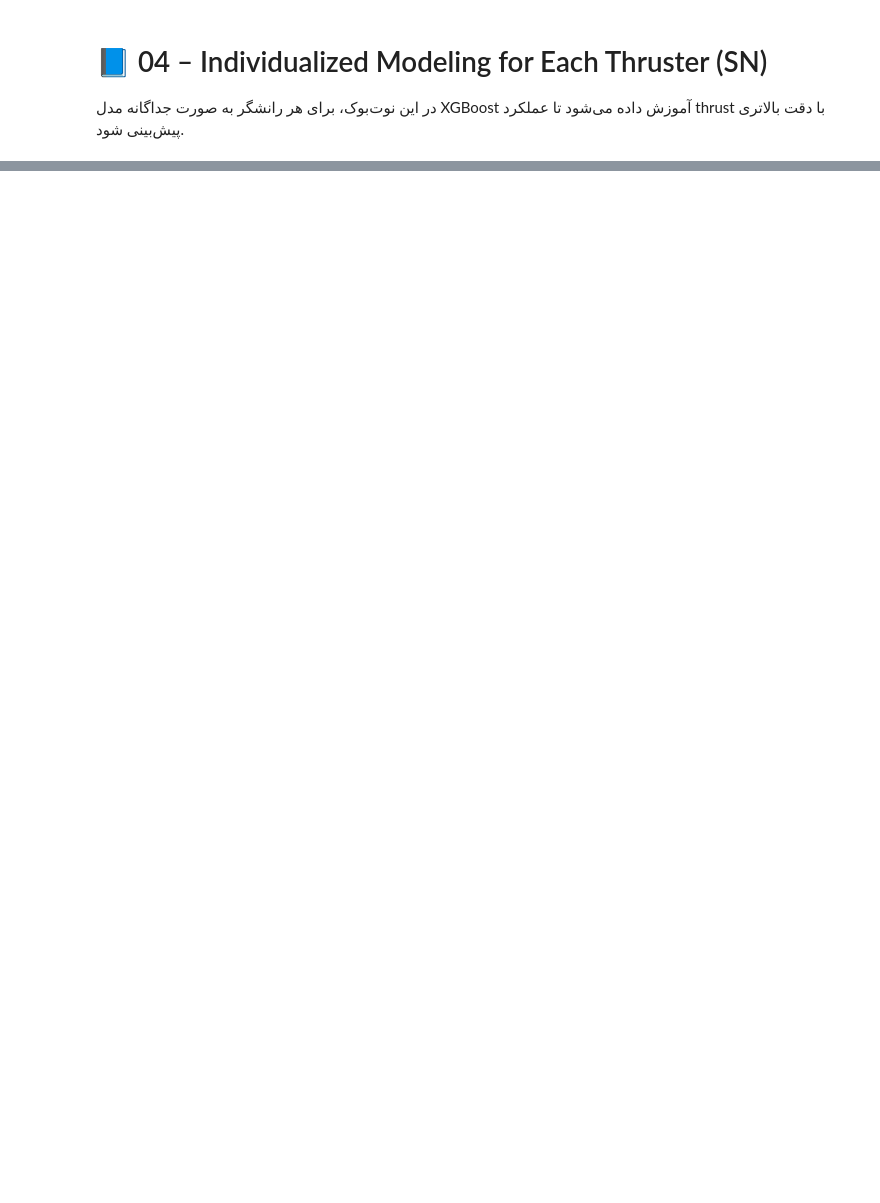
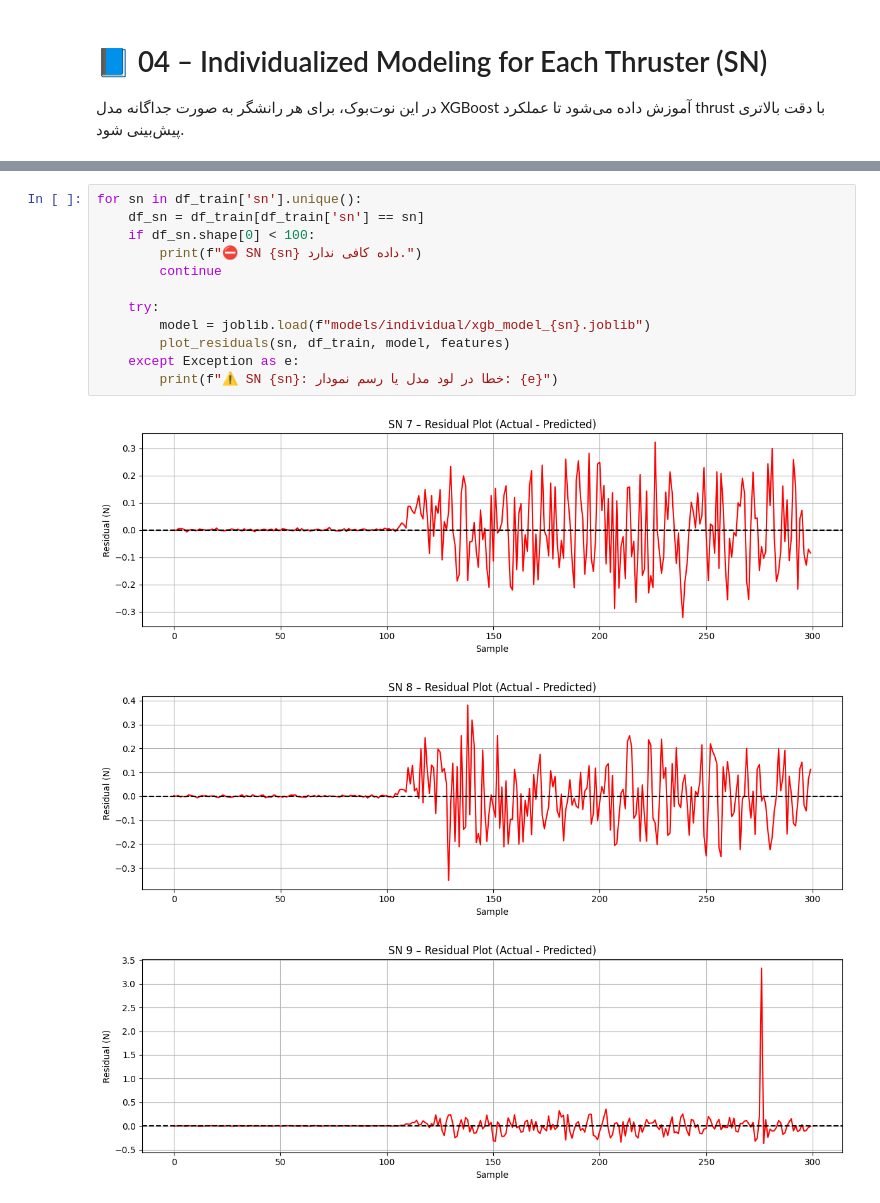
Before and after one commit to KingGester/spacecraft-thruster-prediction, a Jupyter notebook: notebooks/04_individualized_modeling.ipynb, the cells around one changed output, grey strips where cells are left out. Drawn from its saved outputs; the diff is of its cells as text; blank space fills up the shorter version.

```diff
--- a/notebooks/04_individualized_modeling.ipynb
+++ b/notebooks/04_individualized_modeling.ipynb
@@ -123,0 +501,16 @@ Error:
+# %%
+for sn in df_train['sn'].unique():
+    df_sn = df_train[df_train['sn'] == sn]
+    if df_sn.shape[0] < 100:
+        print(f"⛔ SN {sn} داده کافی ندارد.")
+        continue
+
+    try:
+        model = joblib.load(f"models/individual/xgb_model_{sn}.joblib")
+        plot_residuals(sn, df_train, model, features)
+    except Exception as e:
+        print(f"⚠️ SN {sn}: خطا در لود مدل یا رسم نمودار: {e}")
+# %% [output]
+[figure, added]
+[figure, added]
+[figure, added]
```
Also changed, not shown: parts of 17 cells of this notebook, 13 other files.
